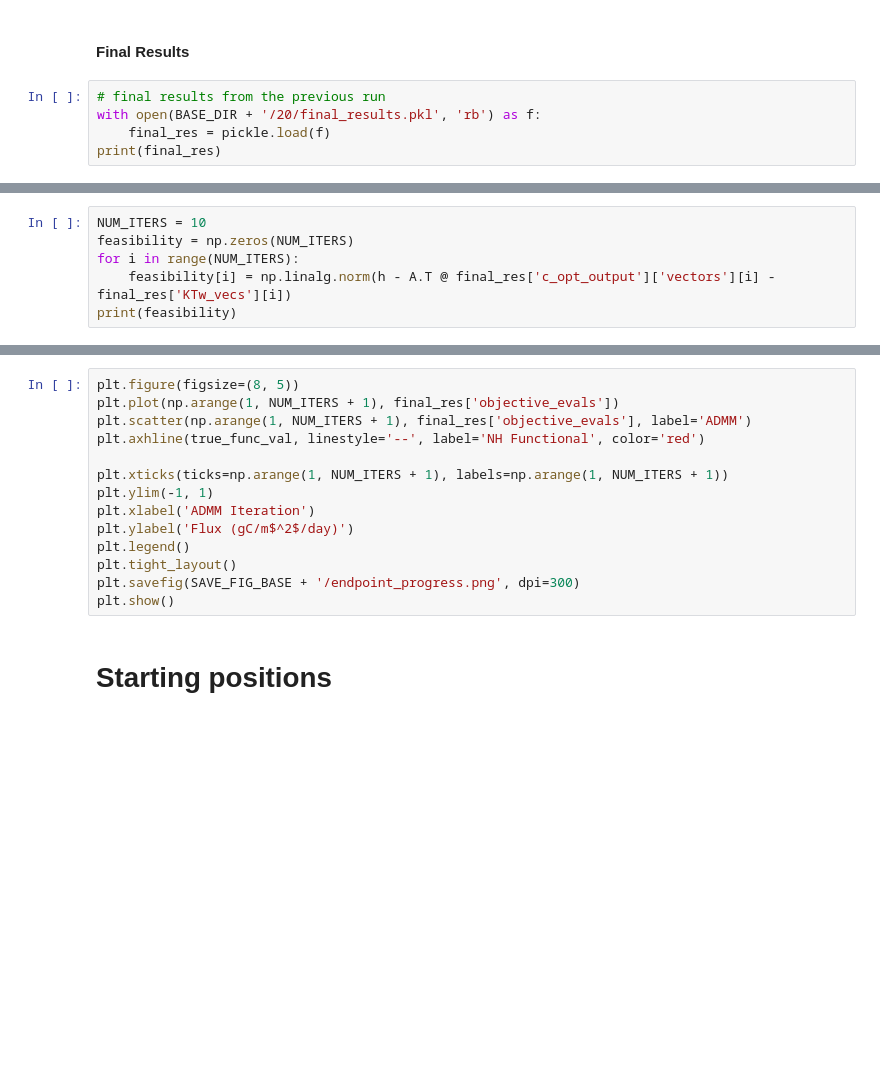
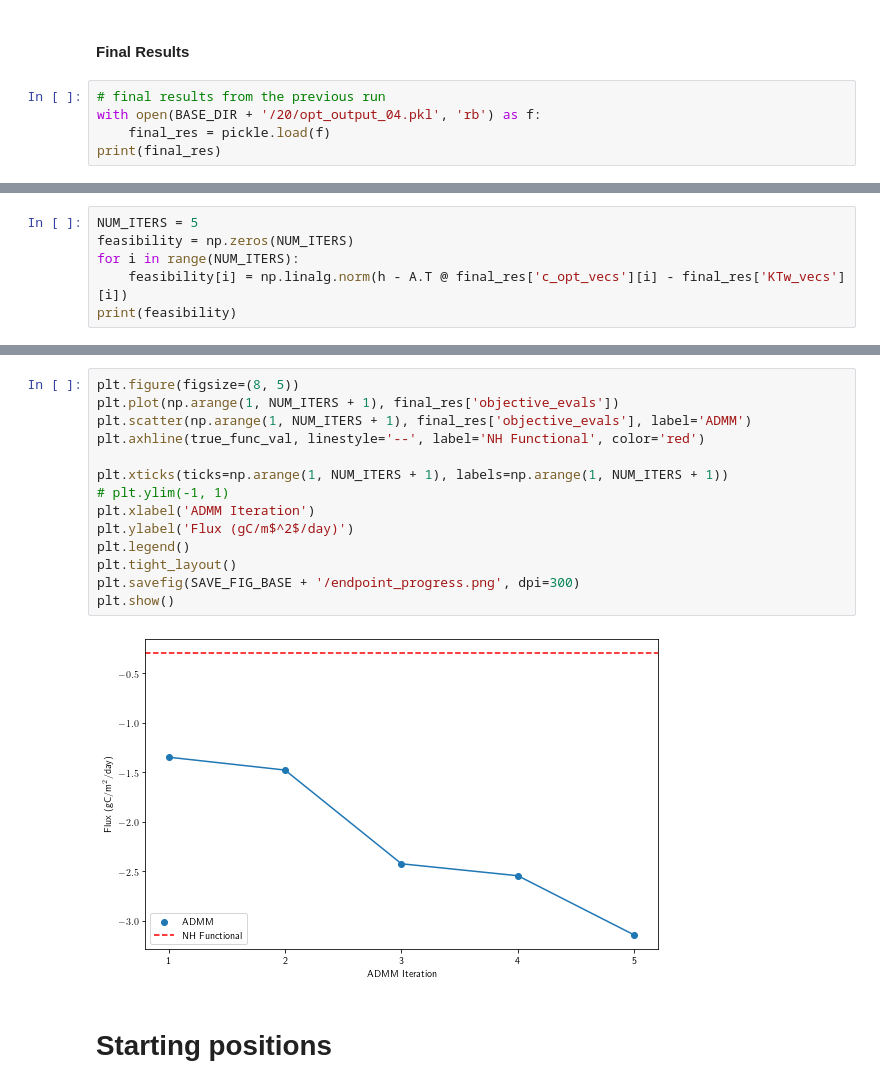
Before and after one commit to mcstanle/cf_inversion_sb_admm, a Jupyter notebook: output_investigations_20.ipynb, the cells around one changed output, grey strips where cells are left out. Drawn from its saved outputs; the diff is of its cells as text; blank space fills up the shorter version.

```diff
--- a/output_investigations_20.ipynb
+++ b/output_investigations_20.ipynb
@@ -239,6 +238,6 @@ plt.show()
 #### Final Results
 # %%
 # final results from the previous run
-with open(BASE_DIR + '/20/final_results.pkl', 'rb') as f:
+with open(BASE_DIR + '/20/opt_output_04.pkl', 'rb') as f:
     final_res = pickle.load(f)
 print(final_res)
@@ -245,6 +262,6 @@ print(final_res)
 # %%
-NUM_ITERS = 10
+NUM_ITERS = 5
 feasibility = np.zeros(NUM_ITERS)
 for i in range(NUM_ITERS):
-    feasibility[i] = np.linalg.norm(h - A.T @ final_res['c_opt_output']['vectors'][i] - final_res['KTw_vecs'][i])
+    feasibility[i] = np.linalg.norm(h - A.T @ final_res['c_opt_vecs'][i] - final_res['KTw_vecs'][i])
 print(feasibility)
@@ -263,17 +292,19 @@ plt.show()
 # %%
 plt.figure(figsize=(8, 5))
 plt.plot(np.arange(1, NUM_ITERS + 1), final_res['objective_evals'])
 plt.scatter(np.arange(1, NUM_ITERS + 1), final_res['objective_evals'], label='ADMM')
 plt.axhline(true_func_val, linestyle='--', label='NH Functional', color='red')
 
 plt.xticks(ticks=np.arange(1, NUM_ITERS + 1), labels=np.arange(1, NUM_ITERS + 1))
-plt.ylim(-1, 1)
+# plt.ylim(-1, 1)
 plt.xlabel('ADMM Iteration')
 plt.ylabel('Flux (gC/m$^2$/day)')
 plt.legend()
 plt.tight_layout()
 plt.savefig(SAVE_FIG_BASE + '/endpoint_progress.png', dpi=300)
 plt.show()
+# %% [output]
+[figure, added]
 # %% [markdown]
 # Starting positions
 # %% [markdown]
```
Also changed, not shown: parts of 8 cells of this notebook, 1 other file.
